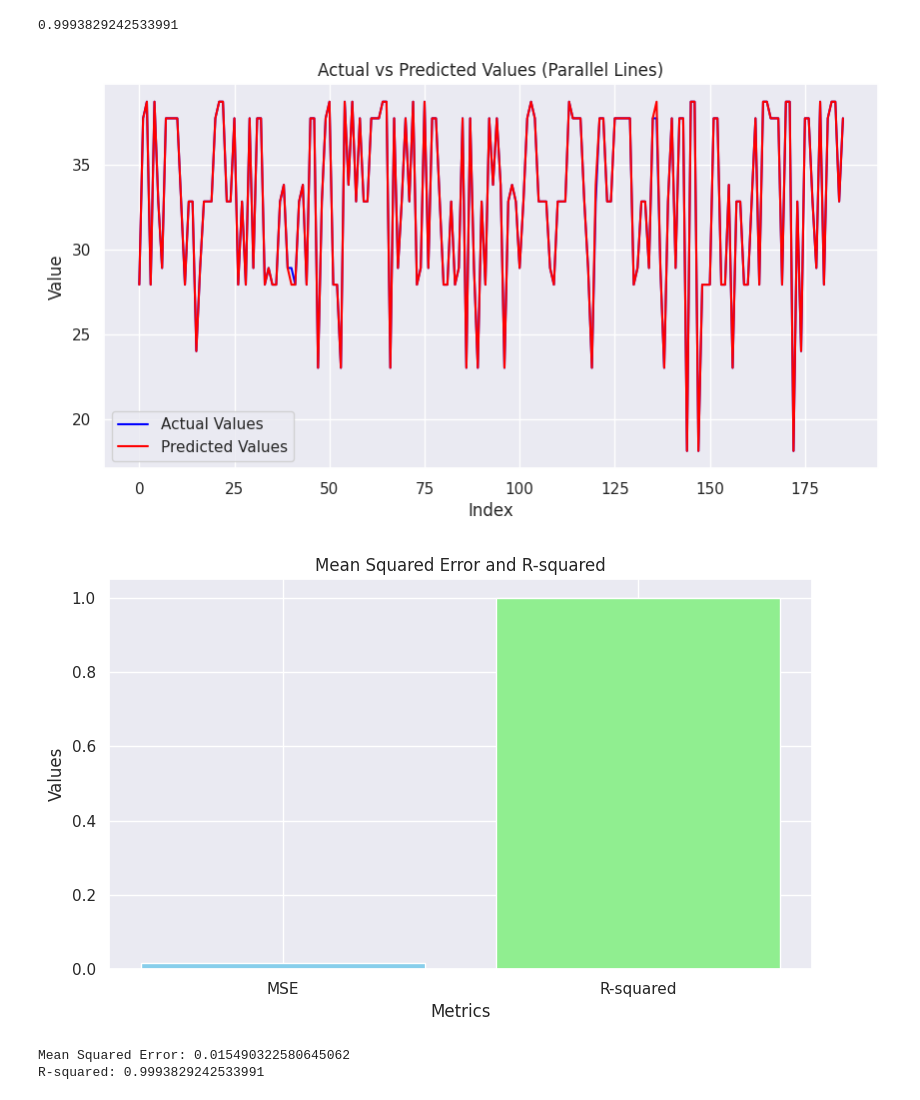
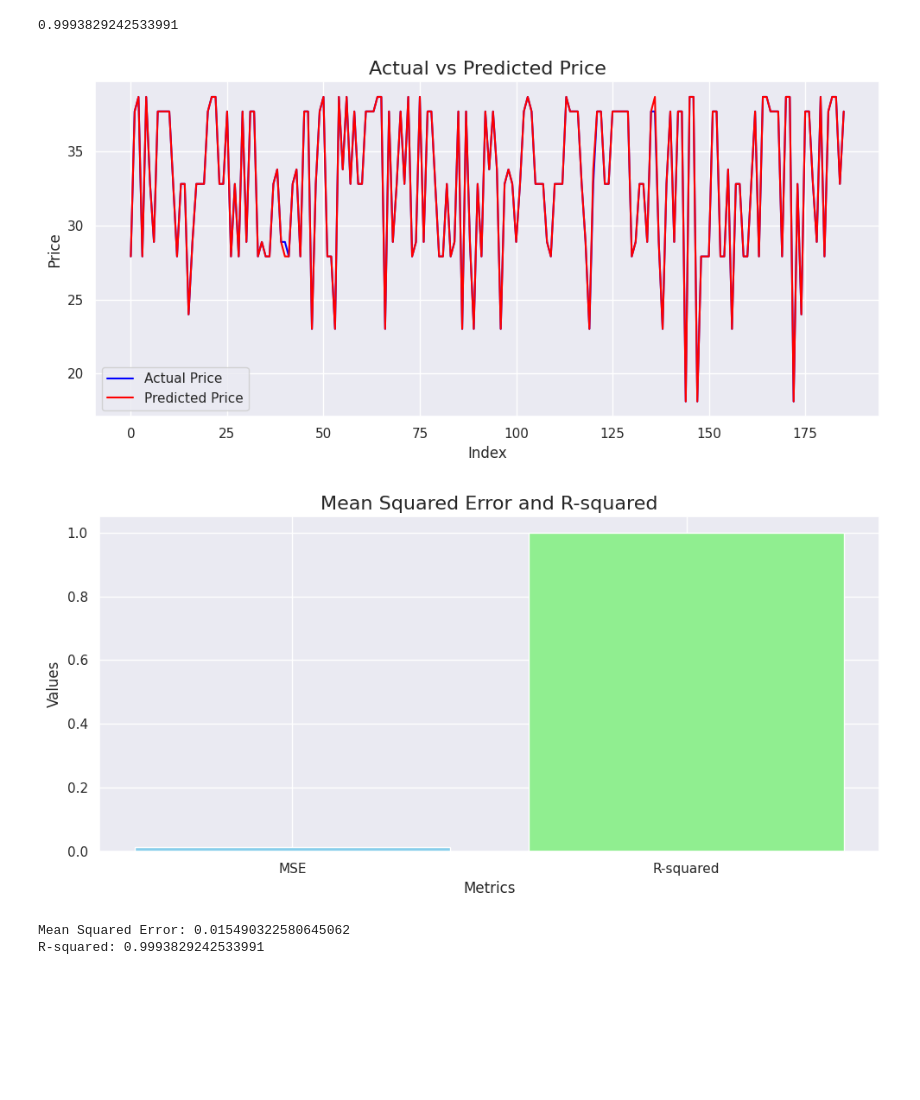
Before and after one commit to Rathod11jay/Unified_Mentor, a Jupyter notebook: Coffee_Sales_Analysis.ipynb, the cells around one changed output. Cells and saved outputs as stored; diff of their text form; code cells hidden in the pictures; blank space fills up the shorter version.

```diff
--- a/Coffee_Sales_Analysis.ipynb
+++ b/Coffee_Sales_Analysis.ipynb
@@ -321,50 +321,42 @@ score
 # %%
 y_pred = dtreg.predict(x_test)
 
 plt.figure(figsize=(10, 5))
 
-# Plot Actual values as a line
-sns.lineplot(x=range(len(y_test)), y=y_test,  label='Actual Values', color='blue')
+sns.lineplot(x=range(len(y_test)), y=y_test,  label='Actual Price', color='blue')
 
-# Plot Predicted values as a line
-sns.lineplot(x=range(len(y_pred)), y=y_pred, label='Predicted Values', color='red')
+sns.lineplot(x=range(len(y_pred)), y=y_pred, label='Predicted Price', color='red')
 
-# Add labels and title
+plt.title("Actual vs Predicted Price", fontsize=16)
 plt.xlabel("Index")
-plt.ylabel("Value")
-plt.title("Actual vs Predicted Values (Parallel Lines)")
-plt.legend()
-
+plt.ylabel("Price")
+plt.tight_layout()
+plt.grid(True)
 plt.show()
 # %% [output]
-[figure, old version]
+[figure, new version]
 # %%
 from sklearn.metrics import mean_squared_error, r2_score
 
 mse = mean_squared_error(y_test, y_pred)
 r2 = r2_score(y_test, y_pred)
 
-# Data for the bar plot
 metrics = ['MSE', 'R-squared']
 values = [mse, r2]
 
-# Create a bar plot
-plt.figure(figsize=(8, 5))
+plt.figure(figsize=(10, 5))
 plt.bar(metrics, values, color=['skyblue', 'lightgreen'])
 
-# Add labels and title
+plt.title('Mean Squared Error and R-squared', fontsize=16)
 plt.xlabel('Metrics')
 plt.ylabel('Values')
-plt.title('Mean Squared Error and R-squared')
 plt.tight_layout()
-
-# Show the plot
+plt.grid(True)
 plt.show()
 
-# Print the values
 print(f"Mean Squared Error: {mse}")
 print(f"R-squared: {r2}")
 # %% [output]
-[figure, old version]
+[figure, new version]
 Mean Squared Error: 0.015490322580645062
 R-squared: 0.9993829242533991
```
